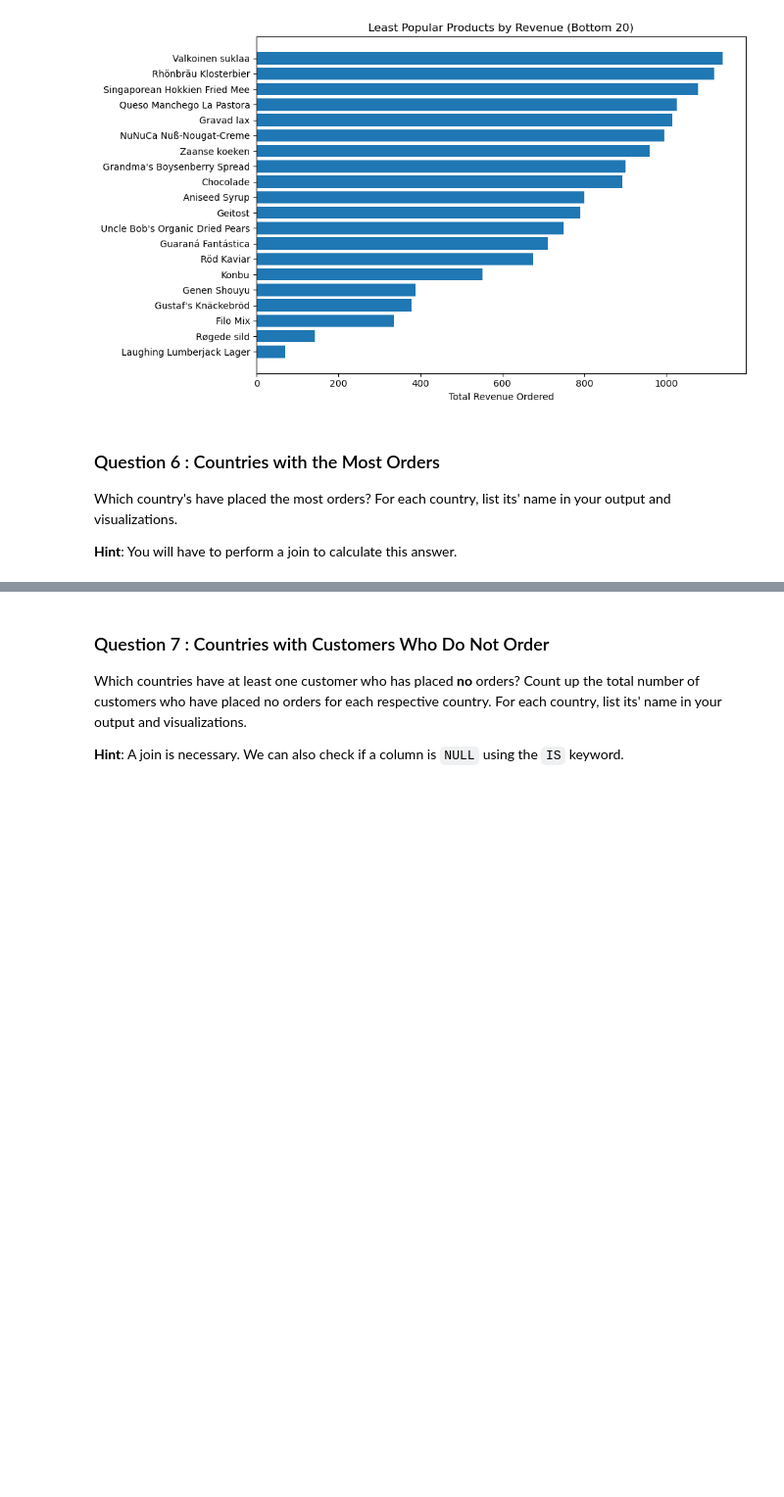
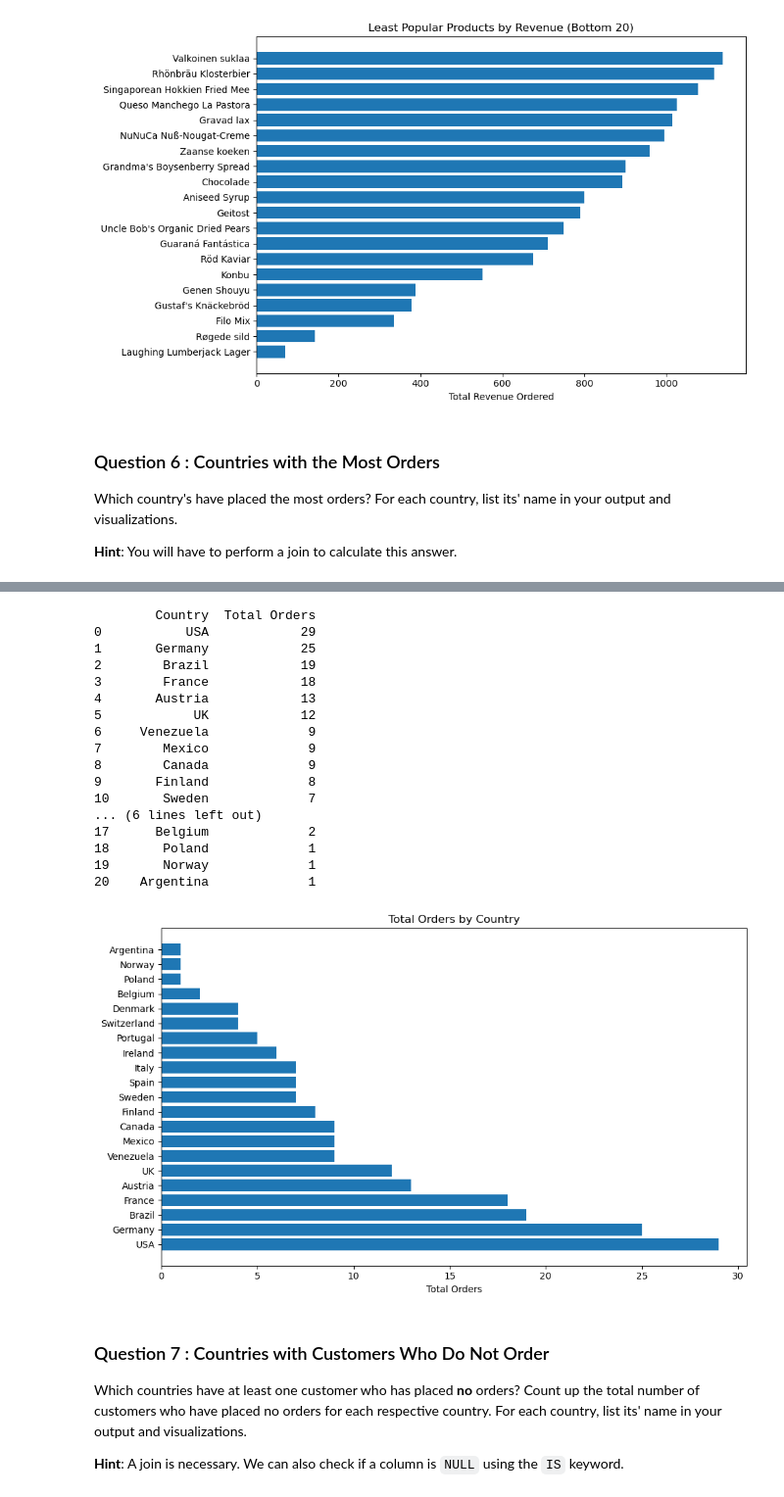
Before and after one commit to akisharbnsn/adhoc-report, a Jupyter notebook: adhoc_report.ipynb, the cells around one changed output, grey strips where cells are left out. Shown: that part at 98% size. Saved outputs shown, nothing was run; the diff lists cells and outputs as text; code cells hidden in the pictures; blank space fills up the shorter version.

```diff
--- a/adhoc_report.ipynb
+++ b/adhoc_report.ipynb
@@ -277,7 +275,14 @@ Which country's have placed the most orders? For each country, list its' name in
 **Hint**: You will have to perform a join to calculate this answer.
 # %%
 # TODO: Write a SQL query which will answer the question above.
-...
+cursor.execute("""SELECT c.country, COUNT(o.OrderID) AS total_orders
+FROM customers c
+JOIN orders o ON c.CustomerID = o.CustomerID
+GROUP BY c.country
+ORDER BY total_orders DESC;
+""")
 
 # TODO: Fetch your list of tuples and print it out
-...
+results = cursor.fetchall()
+for country, total_orders in results:
+    print(f"{country}: {total_orders} orders")
@@ -284,9 +307,34 @@ Which country's have placed the most orders? For each country, list its' name in
 # %%
 # TODO: Convert your list of tuples to a dataframe
-...
+country_orders = pd.DataFrame(results, columns=["Country", "Total Orders"])
+print(country_orders)
 
 # TODO: Generate a visualization on this dataframe
-...
+plt.figure(figsize=(10, 6))
+plt.barh(country_orders["Country"], country_orders["Total Orders"])
+plt.xlabel("Total Orders")
+plt.title("Total Orders by Country")
+plt.tight_layout()
+plt.show()
+# %% [output]
+        Country  Total Orders
+0           USA            29
+1       Germany            25
+2        Brazil            19
+3        France            18
+4       Austria            13
+5            UK            12
+6     Venezuela             9
+7        Mexico             9
+8        Canada             9
+9       Finland             8
+10       Sweden             7
+... (6 lines left out)
+17      Belgium             2
+18       Poland             1
+19       Norway             1
+20    Argentina             1
+[figure, added]
 # %% [markdown]
 ### Question 7 : Countries with Customers Who Do Not Order
 
```
Also changed, not shown: parts of 10 cells of this notebook.
